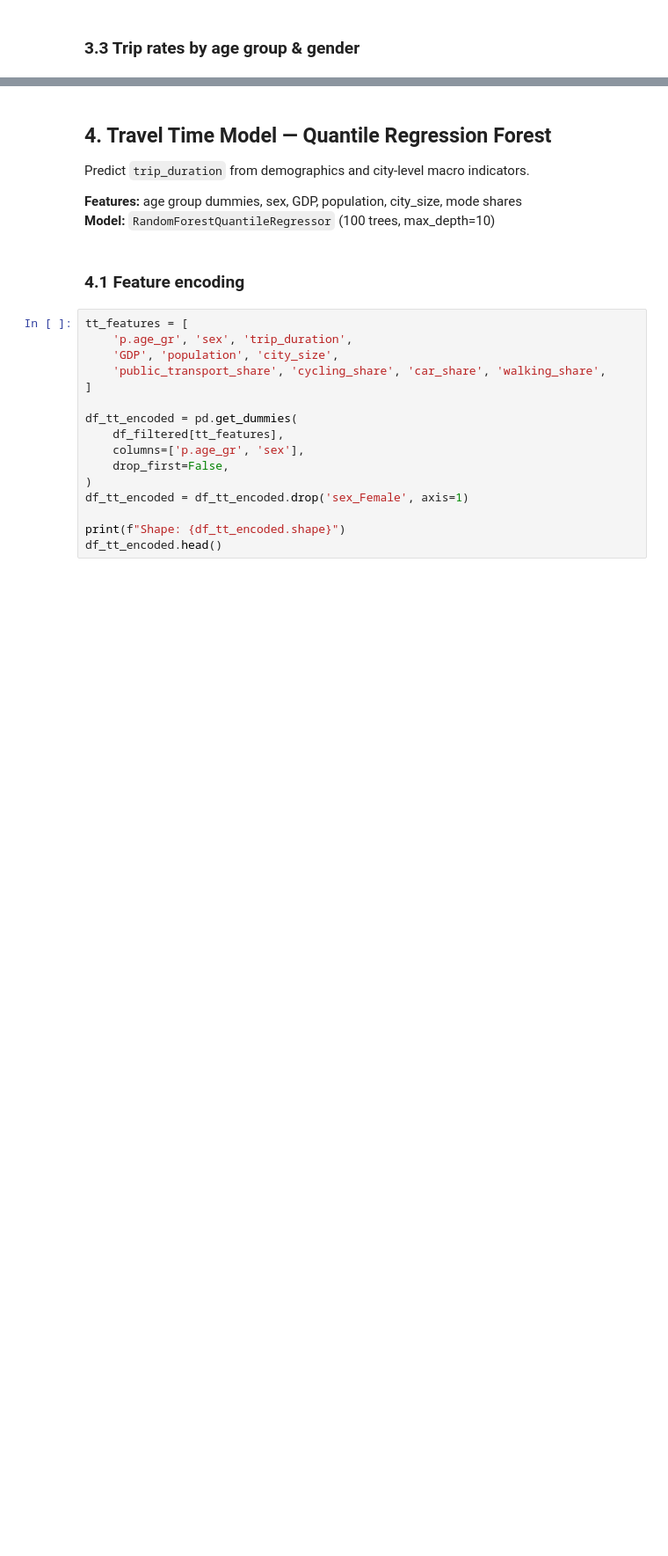
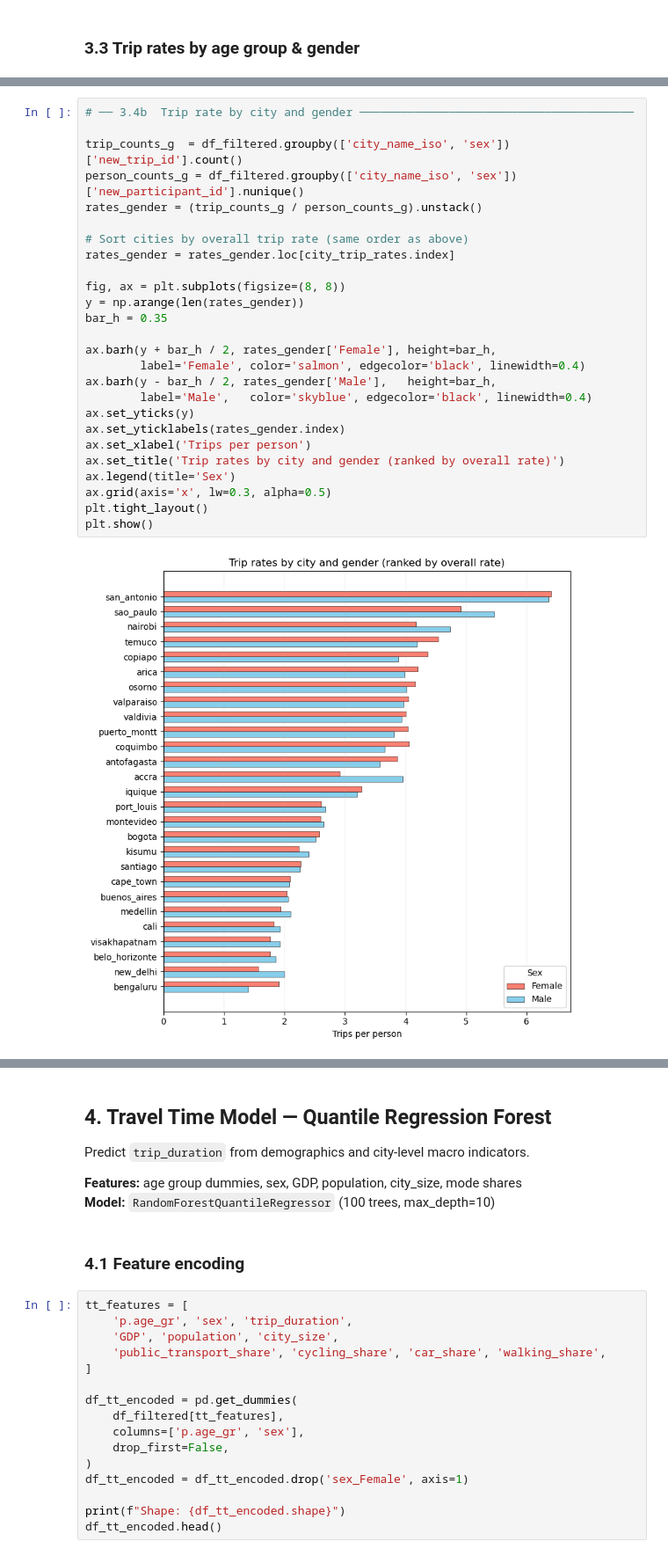
Before and after one commit to Public-Health-Modelling-Cambridge/travelBehaviour, a Jupyter notebook: travelBehaviour.ipynb, the cells around one changed output, grey strips where cells are left out. Shown at 88% size. Drawn from its saved outputs; the diff is of its cells as text; blank space fills up the shorter version.

```diff
--- a/travelBehaviour.ipynb
+++ b/travelBehaviour.ipynb
@@ -279,0 +492,28 @@ plt.show()
+# %%
+# ── 3.4b  Trip rate by city and gender ────────────────────────────────────────
+
+trip_counts_g  = df_filtered.groupby(['city_name_iso', 'sex'])['new_trip_id'].count()
+person_counts_g = df_filtered.groupby(['city_name_iso', 'sex'])['new_participant_id'].nunique()
+rates_gender = (trip_counts_g / person_counts_g).unstack()
+
+# Sort cities by overall trip rate (same order as above)
+rates_gender = rates_gender.loc[city_trip_rates.index]
+
+fig, ax = plt.subplots(figsize=(8, 8))
+y = np.arange(len(rates_gender))
+bar_h = 0.35
+
+ax.barh(y + bar_h / 2, rates_gender['Female'], height=bar_h,
+        label='Female', color='salmon', edgecolor='black', linewidth=0.4)
+ax.barh(y - bar_h / 2, rates_gender['Male'],   height=bar_h,
+        label='Male',   color='skyblue', edgecolor='black', linewidth=0.4)
+ax.set_yticks(y)
+ax.set_yticklabels(rates_gender.index)
+ax.set_xlabel('Trips per person')
+ax.set_title('Trip rates by city and gender (ranked by overall rate)')
+ax.legend(title='Sex')
+ax.grid(axis='x', lw=0.3, alpha=0.5)
+plt.tight_layout()
+plt.show()
+# %% [output]
+[figure, added]
```
Also changed, not shown: parts of 52 cells of this notebook.
